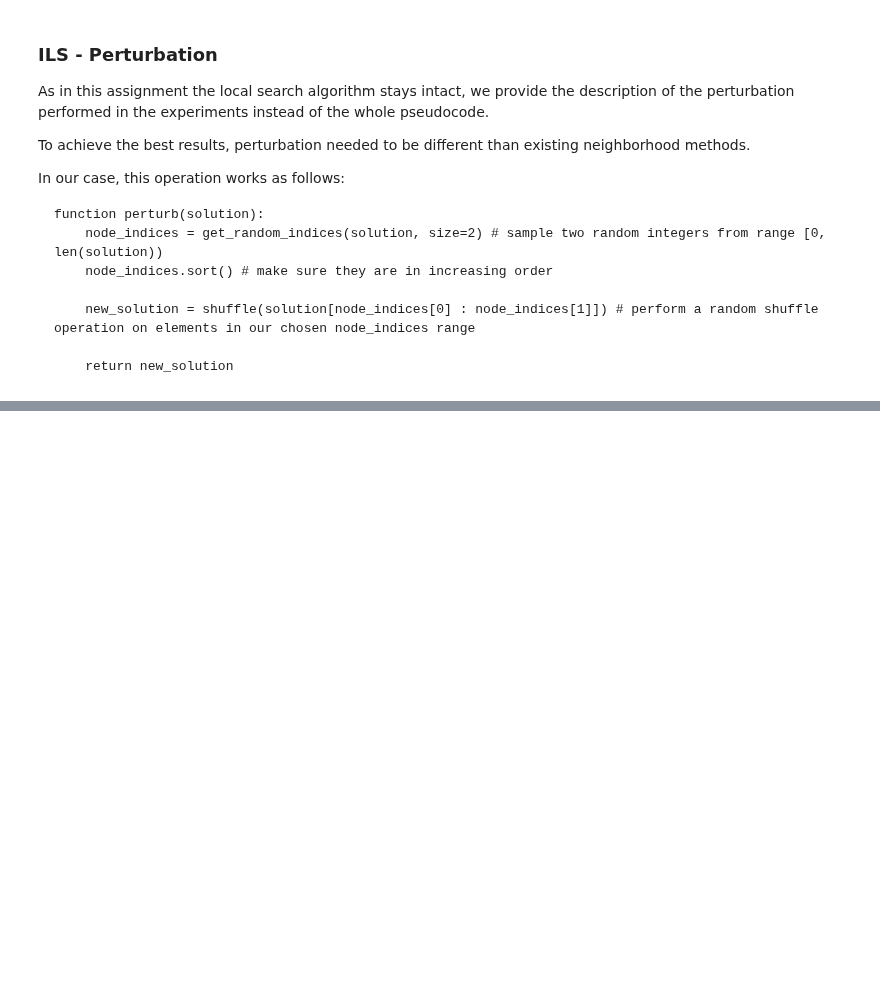
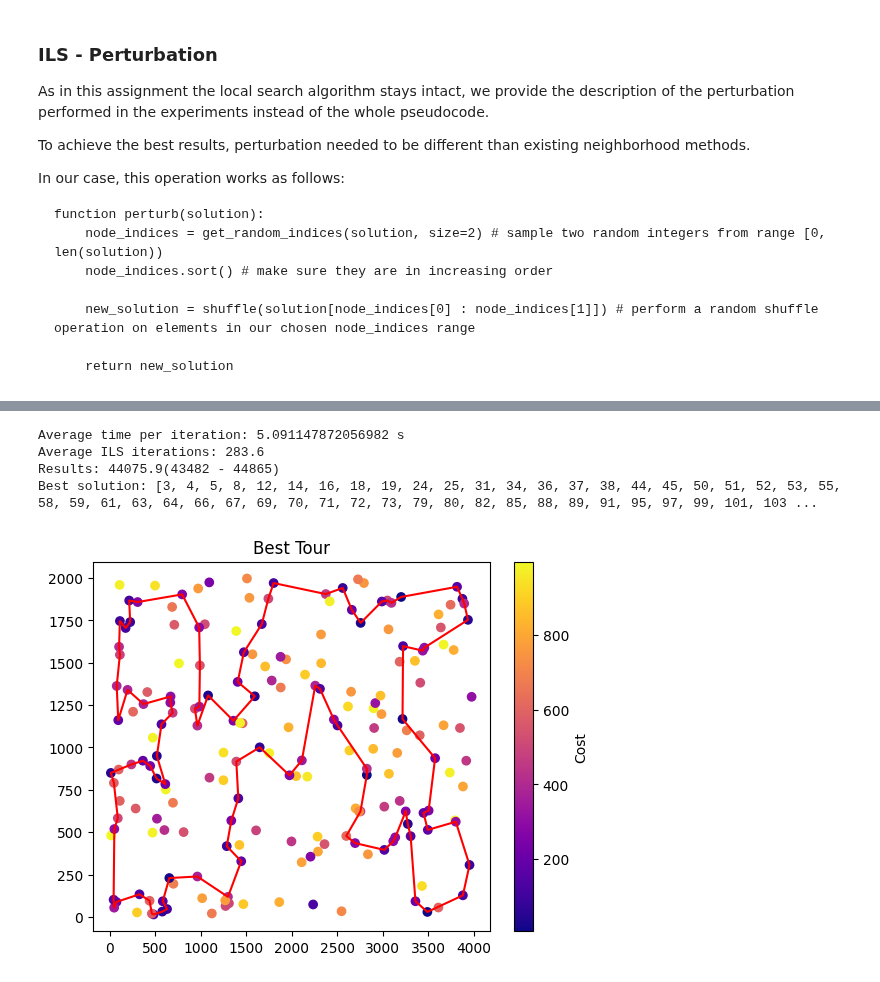
Before and after one commit to Oskshust/evo_comp, a Jupyter notebook: 10/raport.ipynb, the cells around one changed output, grey strips where cells are left out. Saved outputs shown, nothing was run; the diff lists cells and outputs as text; code cells hidden in the pictures; blank space fills up the shorter version.

```diff
--- a/10/raport.ipynb
+++ b/10/raport.ipynb
@@ -49,3 +65,11 @@ Best solution: [0, 1, 4, 6, 8, 11, 12, 14, 15, 19, 20, 21, 22, 24, 26, 27, 31, 3
+# %%
+run_algo(d)
+# %% [output]
+Average time per iteration: 5.091147872056982 s
+Average ILS iterations: 283.6
+Results: 44075.9(43482 - 44865)
+Best solution: [3, 4, 5, 8, 12, 14, 16, 18, 19, 24, 25, 31, 34, 36, 37, 38, 44, 45, 50, 51, 52, 53, 55, 58, 59, 61, 63, 64, 66, 67, 69, 70, 71, 72, 73, 79, 80, 82, 85, 88, 89, 91, 95, 97, 99, 101, 103 ...
+[figure, added]
 # %% [markdown]
 ### Objective function values:
 
```
Also changed, not shown: parts of 8 cells of this notebook.
